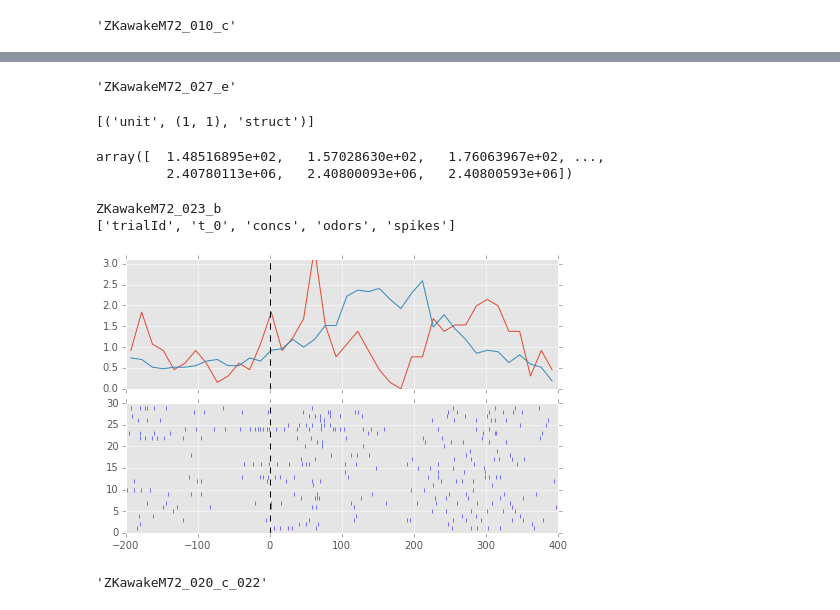
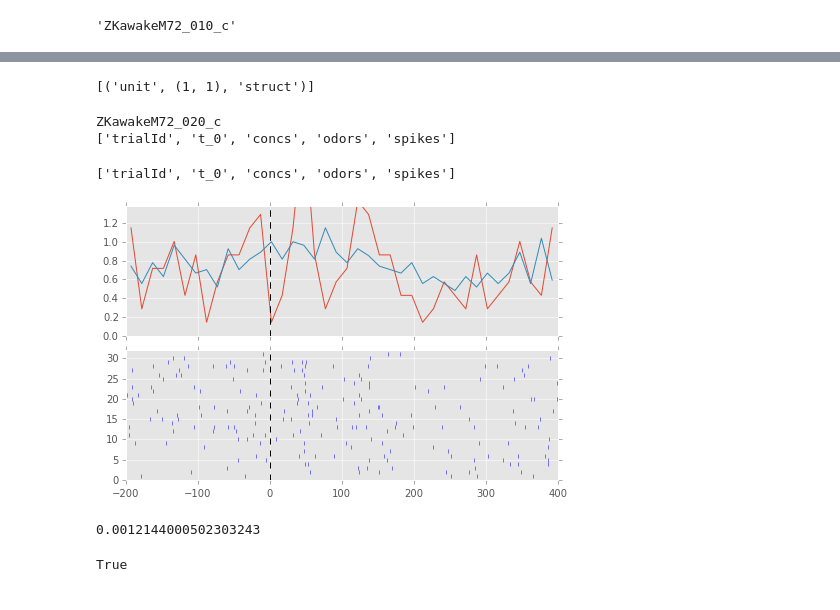
Before and after one commit to zekearneodo/ephys-tools, a Jupyter notebook: ephysScripts/plot_playground.ipynb, the cells around one changed output, grey strips where cells are left out. Cells and saved outputs as stored; diff of their text form; code cells hidden in the pictures.

Commit message:
changes to cell data to neil

```diff
--- a/ephysScripts/plot_playground.ipynb
+++ b/ephysScripts/plot_playground.ipynb
@@ -462,16 +97,0 @@ KeyError: 'mouse'
-# %%
-mat_file = os.path.join(fn.fold_exp_data,'ZKawakeM72_004_a_trial.mat')
-trial_data = sio.loadmat(mat_file, struct_as_record=False, squeeze_me=True)
-
-
-trials     = { 'rec_id'     : str(trial_data['mouse'] + '_' + str(trial_data['sess']).zfill(3) + '_' + trial_data['rec']),
-               'mouse'      : str(trial_data['mouse']),
-               'rec'        : str(trial_data['rec']),
-               'sess'       : trial_data['sess'],
-               'start'      : [x.start for x in trial_data['trial']],
-               'odor'       : [str(x.odorName) for x in trial_data['trial']],
-               'odor_c'     : [x.odorConc for x in trial_data['trial']],
-               'odor_t'     : [x.odorTimes for x in trial_data['trial']],
-               'sniff_flow' : [x.flow for x in trial_data['trial']],
-               'sniff_zero' : [x.sniffZeroTimes for x in trial_data['trial']]
-              }
@@ -561,7 +187,3 @@ trials     = { 'rec_id'     : trial_data['mouse'] + '_' + str(trial_data['sess']
-# %%
-os.path.split(mat_file)[-1].split('trialsBase.mat')[0][:-1]
-# %% [output]
-'ZKawakeM72_027_e'
 # %%
 # Load a unit array
 # todo: complete
@@ -574,22 +199,15 @@ u=np.array(unit.times,dtype=np.float)
 # %% [output]
 [('unit', (1, 1), 'struct')]
-# %%
-unit = load_unit(mat_file)
-unit.keys()
-unit['ZKawakeM72_027_e_004']['times']
-# %% [output]
-array([  1.48516895e+02,   1.57028630e+02,   1.76063967e+02, ...,
-         2.40780113e+06,   2.40800093e+06,   2.40800593e+06])
 # %%
 ## plot the psth of an odor, by odorName and concentration
-def conc_compare(conc1, conc2, tolerance=1.25):
+def conc_compare(conc1, conc2, tolerance=1.5):
     return 1./float(tolerance) < float(conc1)/float(conc2) and float(conc1)/float(conc2) < float(tolerance)
 
 odor_name = ['2-hydroxyacetophenone','2hydroxyacetophenone']
 odor_conc = 0.0051
-
+cell_id = 'ZKawakeM72_020_c_001'
 #get the rec
-a_record = records[4]
+a_record = records['responses'][cell_id]
 print a_record['rec_id']
 print a_record['odor_resp'].keys()
 #get the indexes of the trials with this odor
@@ -599,44 +217,44 @@ this_odor_conc = [i for i in range(len(a_record['odor_resp']['odors'])) if a_rec
 #plot the psth
 #
 # %% [output]
-ZKawakeM72_023_b
+ZKawakeM72_020_c
 ['trialId', 't_0', 'concs', 'odors', 'spikes']
+# %%
+print a_record['odor_resp'].keys()
+# %% [output]
+['trialId', 't_0', 'concs', 'odors', 'spikes']
 # %%
 # plot a raster for a record, odor, concentration
 
 sr_spikes = a_record['odor_resp']['spikes'][this_odor_conc,:]
 sr_t0     = a_record['odor_resp']['t_0']
 
 #plot the psth
 sr_plot = plt.figure()
 ras_ax  = sr_plot.add_axes([0, 0, 1, .45])
 hist_ax = sr_plot.add_axes([0, .5, 1, .45])
 t0 = 200
-t1 = 0
-t2= 600
+t1 = 2800
+t2= 3400
 bin_size=15
 
 #plot the raster
 lines,_ = plot_raster(sr_spikes,t0=t0,t1=t1,t2=t2,ax=ras_ax)
-ras_ax.set_xlim(-t0,t2-t0)
+ras_ax.set_xlim(-t0,t2-t1-t0)
 
 #the psth
 hist_line, hist_ax = plot_raster(sr_spikes,t0=t0, t1=t1,t2=t2, bin_size=bin_size, ax=hist_ax)
 #hist_ax.set_ylim(0.9,1.1)
-hist_ax.set_xlim(-t0,t2-t0)
+hist_ax.set_xlim(-t0,t2-t1-t0)
 hist_ax.set_xticklabels([])
 
 #the baseline
 #get the baseline for the cell
-bl_spikes = baselines[a_record['meta']['id']]['spikes']
-bl_t0     = baselines[a_record['meta']['id']]['t_0']
+bl_spikes = records['baselines'][a_record['meta']['id']]['spikes']
+bl_t0     = records['baselines'][a_record['meta']['id']]['t_0']
 t1=300
 t0=200
 t2=900
 base_line, hist_ax = plot_raster(bl_spikes,t0=t0, t1=t1,t2=t2, bin_size=bin_size, ax=hist_ax)
 # %% [output]
-[figure, old version]
+[figure, new version]
-# %%
-a_record['meta']['id']
-# %% [output]
-'ZKawakeM72_020_c_022'
@@ -642,0 +276,12 @@ a_record['meta']['id']
+# %%
+a_record['odor_resp']['concs'][3]
+# %% [output]
+0.0012144000502303243
+# %%
+aliases = ['menthone', 'mentone']
+odor_conc = [0.0051]
+conc = [a_record['odor_resp']['concs'][0], a_record['odor_resp']['concs'][0]]
+
+any([x in records['responses']['ZKawakeM72_027_d_003']['odor_resp']['o'] for x in aliases])
+# %% [output]
+True
```
Also changed, not shown: parts of 21 cells of this notebook, 1 other file.
